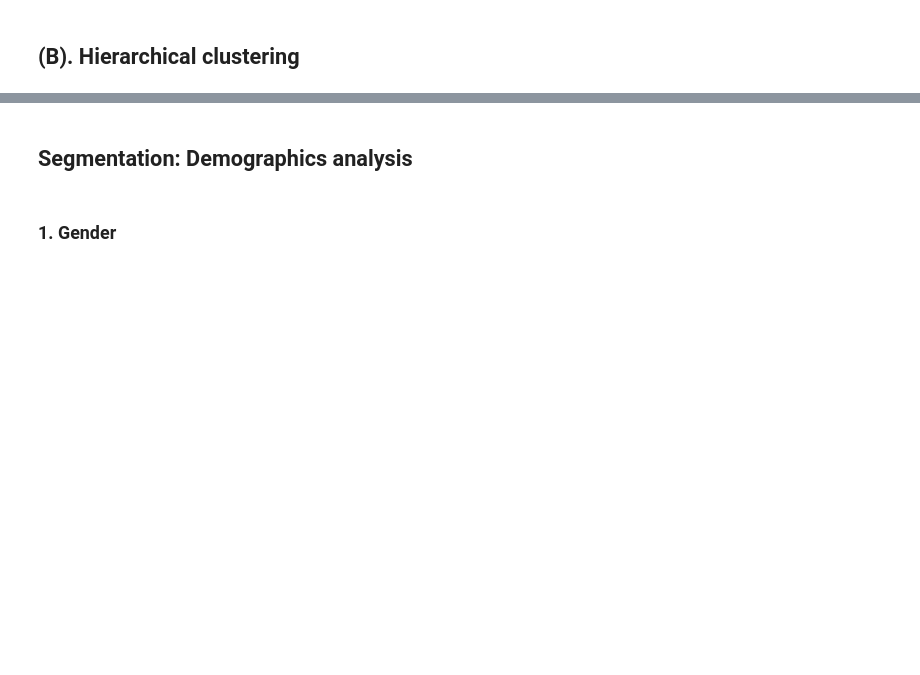
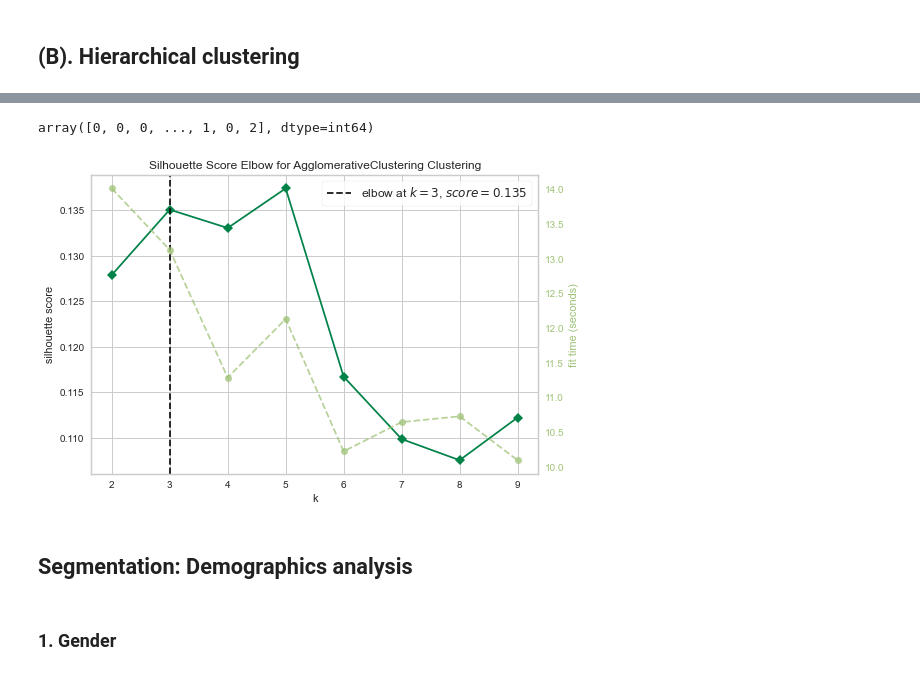
Before and after one commit to Arjunar92/Starbucks_Customer_Segmentation_Project, a Jupyter notebook: Starbucks_Customer_Segmentation.ipynb, the cells around one changed output, grey strips where cells are left out. Saved outputs shown, nothing was run; the diff lists cells and outputs as text; code cells hidden in the pictures; blank space fills up the shorter version.

```diff
--- a/Starbucks_Customer_Segmentation.ipynb
+++ b/Starbucks_Customer_Segmentation.ipynb
@@ -1010,7 +1009,13 @@ dendrogram = sch.dendrogram(sch.linkage(customer_pca,method = 'ward'))
 # %%
-hc = AgglomerativeClustering(n_clusters = 3 , affinity = 'euclidean', linkage = 'ward')
+hc = AgglomerativeClustering(n_clusters = 4 , affinity = 'euclidean', linkage = 'ward')
 y_hc = hc.fit_predict(customer_pca)
 y_hc
+# %% [output]
+array([0, 0, 0, ..., 1, 0, 2], dtype=int64)
+# %%
+kelbow_visualizer(AgglomerativeClustering(), customer_pca, k=(2,10), metric='silhouette');
+# %% [output]
+[figure, added]
 # %%
 customer_pca_cluster = customer_pca.copy()
 customer_pca_cluster['cluster_h'] = y_hc
```
Also changed, not shown: parts of 22 cells of this notebook, 1 other file.
